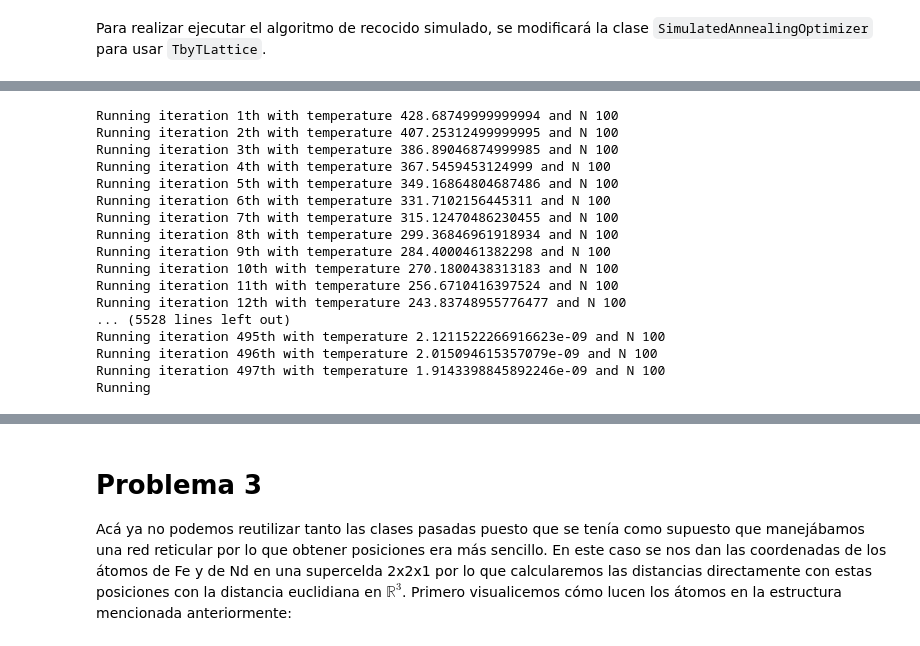
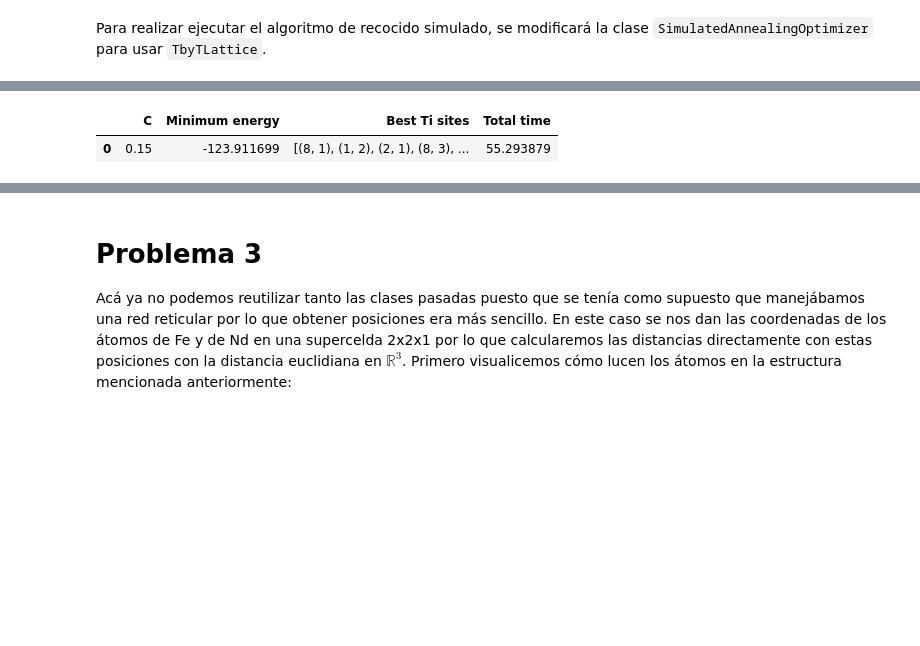
Before and after one commit to Unbo10/Markov, a Jupyter notebook: Parcial2.ipynb, the cells around one changed output, grey strips where cells are left out. Saved outputs shown, nothing was run; the diff lists cells and outputs as text; code cells hidden in the pictures; blank space fills up the shorter version.

```diff
--- a/Parcial2.ipynb
+++ b/Parcial2.ipynb
@@ -985,25 +934,26 @@ optimized_times = []
 brute_times = []
 mismatches = []
 
-for ti_origin in ti_likely_pos:
+for _ in ti_likely_pos:
     for target in fe_sites:
-        lattice = create_10x10_lattice()
-        for pos in ti_likely_pos:
-            lattice.swap_ti_position(None, pos)
+        if target not in ti_likely_pos:
+            lattice = create_nxn_lattice()
+            for pos in ti_likely_pos:
+                lattice.swap_ti_position(None, pos)
 
-        baseline_energy = lattice.calculate_total_energy(None, None, None)
+            baseline_energy = lattice.calculate_total_energy(None, None, None)
 
-        start = perf_counter()
-        random_ti = random.choice(ti_likely_pos)
-        optimized_energy = lattice.calculate_total_energy(random_ti, target, baseline_energy)
-        optimized_times.append(perf_counter() - start)
+            start = perf_counter()
+            random_ti = random.choice(ti_likely_pos)
+            optimized_energy = lattice.calculate_total_energy(random_ti, target, baseline_energy)
+            optimized_times.append(perf_counter() - start)
 
-        start = perf_counter()
-        brute_force_energy = lattice.calculate_total_energy(None, None, None)
-        brute_times.append(perf_counter() - start)
+            start = perf_counter()
+            brute_force_energy = lattice.calculate_total_energy(None, None, None)
+            brute_times.append(perf_counter() - start)
 
-        if not np.isclose(optimized_energy, brute_force_energy):
-            mismatches.append((random_ti, target, optimized_energy, brute_force_energy))
+            if not np.isclose(optimized_energy, brute_force_energy, atol=1e-20):
+                mismatches.append((random_ti, target, optimized_energy, brute_force_energy))
 
 optimized_times = np.array(optimized_times)
 brute_times = np.array(brute_times)
@@ -1169,31 +1138,35 @@ class SimulatedAnnealingTbyT:
         plt.tight_layout()
         plt.show()
 # %%
-lattice: TbyTLattice = create_10x10_lattice()
-#*optimal range seems to be between 0.001 and 0.0001
+lattice: TbyTLattice = create_nxn_lattice(10)
+#*Potential constants for logarithmic scheme
 # cooling_constants: list[float] = [(500 - 50*n) for n in range(5, 10)]
 # cooling_constants += [25, 10, 5, 1]
 # cooling_constants += [0.75, 0.5, 0.25, 0.1, 0.075, 0.05, 0.025, 0.001]
 # cooling_constants = [0.000075, 0.000050, 0.000025, 0.000010]
-cooling_constants = [500, 250, 100, 50, 10, 1, 0.5, 0.05, 0.005]
+cooling_constants = [0.15]
+
+#*Potential constants for exponential scheme
+# cooling_constants = [500, 250, 100, 50, 10, 1, 0.5, 0.05, 0.005]
+
 print(len(cooling_constants), cooling_constants)
 history: pd.DataFrame = pd.DataFrame(columns=['C', 'Minimum energy', 'Best Ti sites', 'Total time'])
 
 #*Simulate for all cooling constants
 for c in cooling_constants:
     print(f"############# C: {c} #############")
-    for _ in range(4):
+    for _ in range(1):
         sa_optimizer = SimulatedAnnealingTbyT(
                 lattice,
                 cooling_constant=c,
-                n_cooldowns=1000
+                n_cooldowns=200
                 )
         best_ti_sites, minimum_energy, time = sa_optimizer.run()
         history = pd.concat([history, pd.DataFrame([{"C": c,
         "Minimum energy": minimum_energy, "Best Ti sites": best_ti_sites, "Total time": time}])], ignore_index=True) #*the dict must be in a list to preserve the list of Ti sites in a single row, col position
 
 history
-history.to_csv("P2/C_estimation.csv")
+# history.to_csv("P2/C_estimation.csv")
 # sa_optimizer = SimulatedAnnealingTbyT(
 #         lattice,
 #         cooling_constant=500,
@@ -1223,20 +1196,5 @@ Running iteration 0th with temperature 451.25 and N 100
-Running iteration 1th with temperature 428.68749999999994 and N 100
-Running iteration 2th with temperature 407.25312499999995 and N 100
-Running iteration 3th with temperature 386.89046874999985 and N 100
-Running iteration 4th with temperature 367.5459453124999 and N 100
-Running iteration 5th with temperature 349.16864804687486 and N 100
-Running iteration 6th with temperature 331.7102156445311 and N 100
-Running iteration 7th with temperature 315.12470486230455 and N 100
-Running iteration 8th with temperature 299.36846961918934 and N 100
-Running iteration 9th with temperature 284.4000461382298 and N 100
-Running iteration 10th with temperature 270.1800438313183 and N 100
-Running iteration 11th with temperature 256.6710416397524 and N 100
-Running iteration 12th with temperature 243.83748955776477 and N 100
-... (5528 lines left out)
-Running iteration 495th with temperature 2.1211522266916623e-09 and N 100
-Running iteration 496th with temperature 2.015094615357079e-09 and N 100
-Running iteration 497th with temperature 1.9143398845892246e-09 and N 100
-Running
+|  | C | Minimum energy | Best Ti sites | Total time |
+| 0 | 0.15 | -123.911699 | [(8, 1), (1, 2), (2, 1), (8, 3), ... | 55.293879 |
 # %%
 # times.sum()
 print(time)
```
Also changed, not shown: parts of 15 cells of this notebook.
